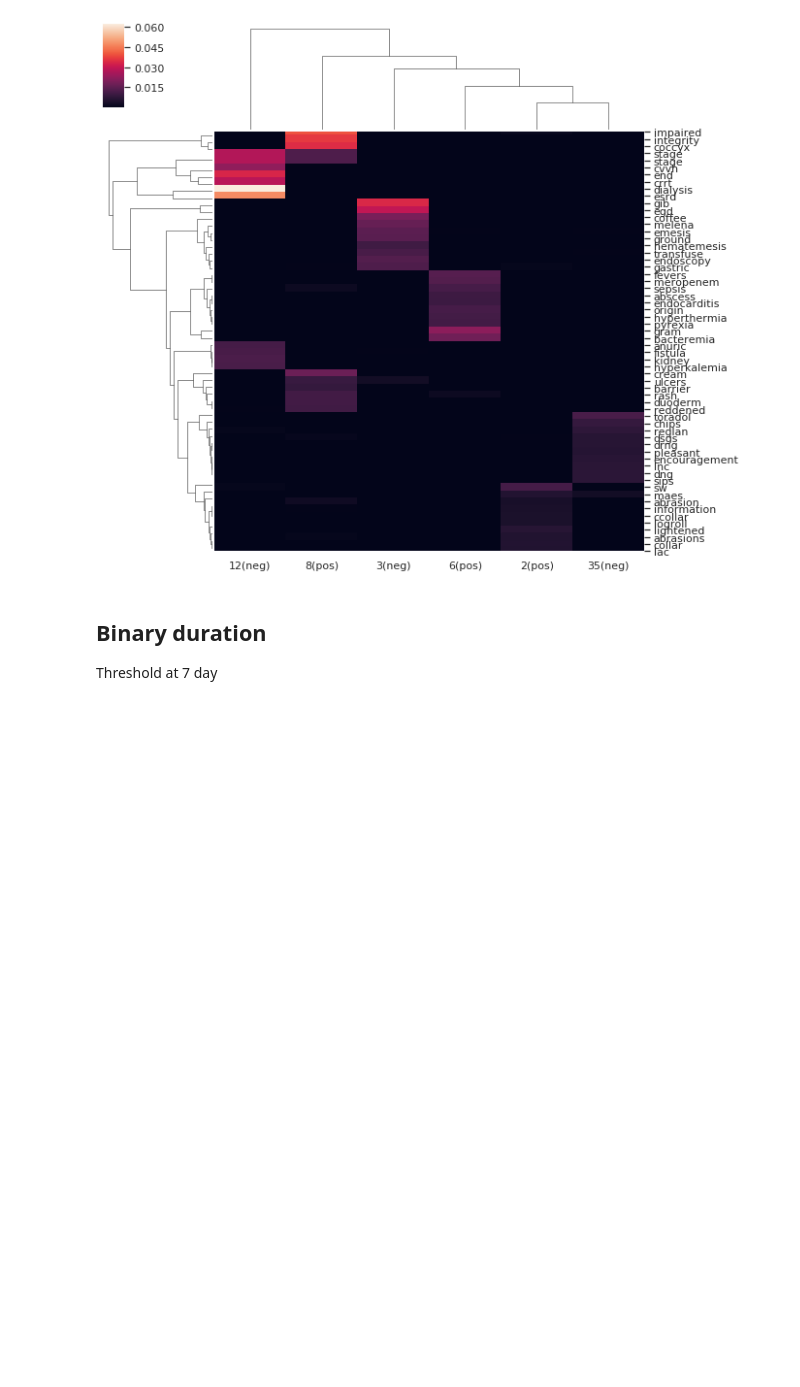
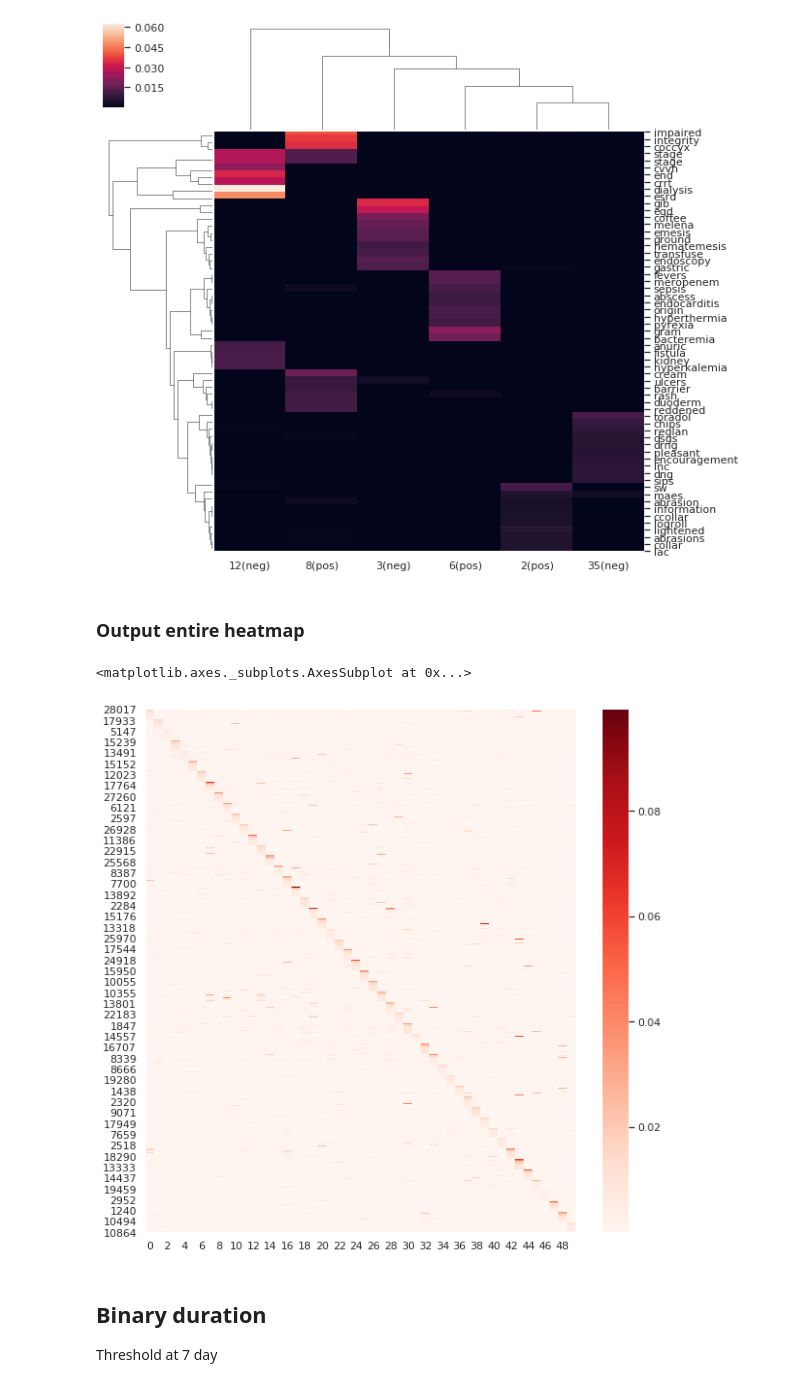
Before and after one commit to li-lab-mcgill/heterogeneous_ehr, a Jupyter notebook: Correlation.ipynb, the cells around one changed output. Drawn from its saved outputs; the diff is of its cells as text; code cells hidden in the pictures; blank space fills up the shorter version.

Commit message:
try plotting entire heatmap

```diff
--- a/Correlation.ipynb
+++ b/Correlation.ipynb
@@ -209,6 +209,22 @@ sns.clustermap(word_topic_matrix.iloc[:, 1:], yticklabels=yticklabels, xticklabe
 # %% [output]
 <seaborn.matrix.ClusterGrid at 0x...>
 [figure]
+# %% [markdown]
+### Output entire heatmap
+# %%
+entire_top_words_bytopic = [phis_df.sort_values(by=str(topic), ascending=False)['WORD_ID'][0:25] for topic in range(50)]
+entire_top_words = []
+for sublist in entire_top_words_bytopic:
+    for word in sublist:
+        entire_top_words.append(word)
+# %%
+entire_word_topic_matrix = phis_df.iloc[[word_id for word_id in entire_top_words]]
+# %%
+plt.figure(figsize=(10,10))
+sns.heatmap(entire_word_topic_matrix.iloc[:, 2:], cmap='Reds')
+# %% [output]
+<matplotlib.axes._subplots.AxesSubplot at 0x...>
+[figure, added]
 # %% [markdown]
 ## Binary duration
 Threshold at 7 day
```
Also changed, not shown: parts of 1 cell of this notebook.
